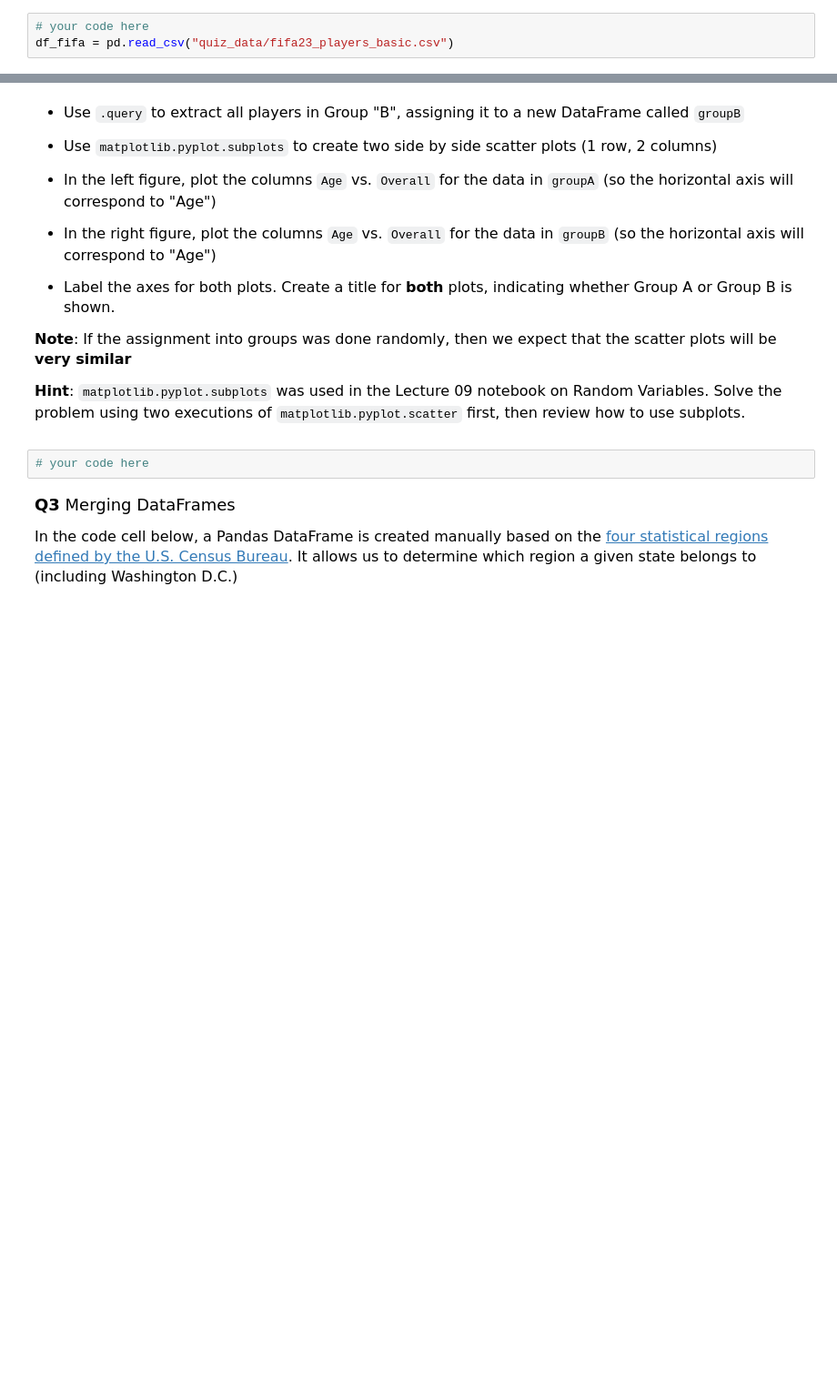
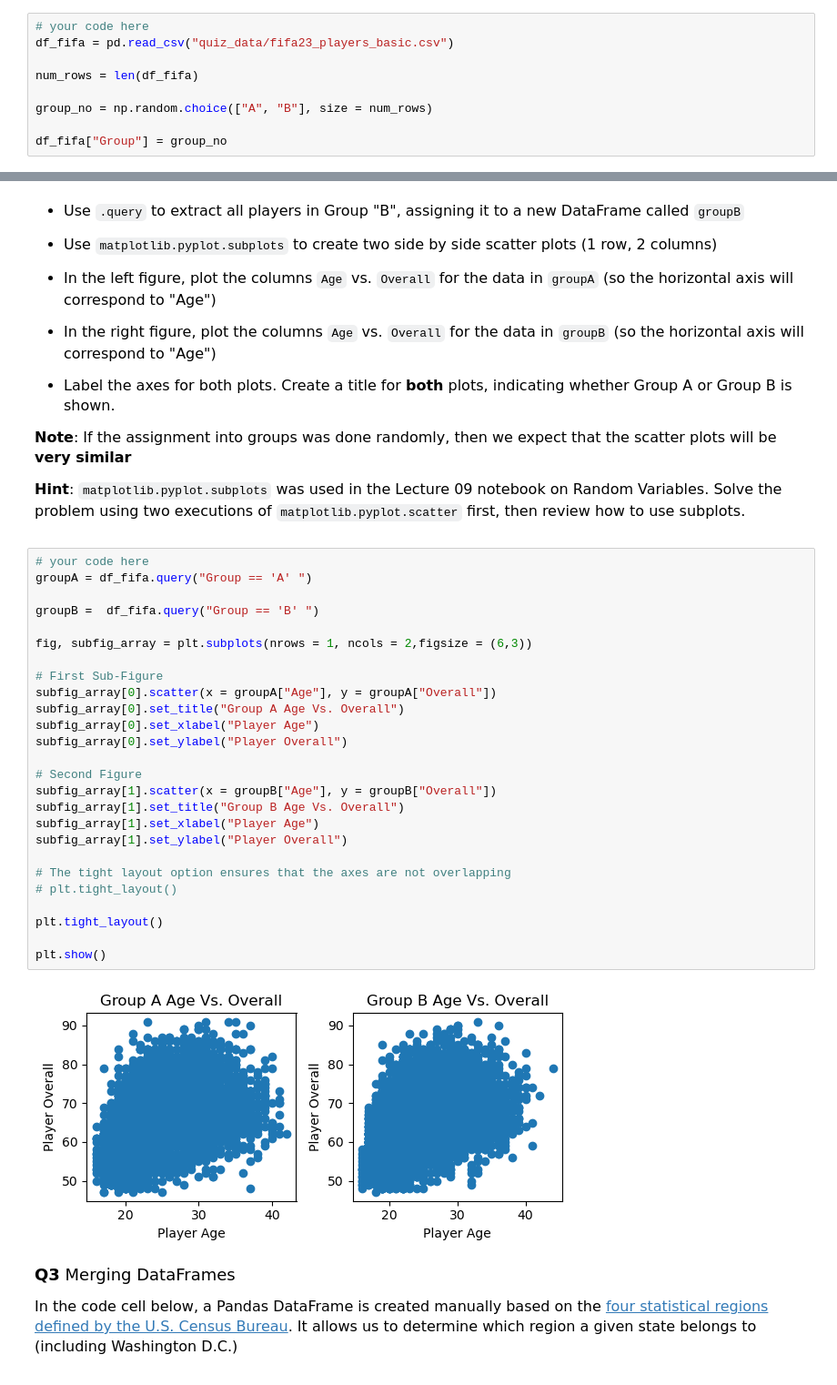
Before and after one commit to aagamapprakash/datasci151spring2026, a Jupyter notebook: _quizzes/practice_quiz_4/practice_quiz_4.ipynb, the cells around one changed output, grey strips where cells are left out. Shown at 91% size. Saved outputs shown, nothing was run; the diff lists cells and outputs as text; blank space fills up the shorter version.

```diff
--- a/_quizzes/practice_quiz_4/practice_quiz_4.ipynb
+++ b/_quizzes/practice_quiz_4/practice_quiz_4.ipynb
@@ -49,6 +49,12 @@ import pandas as pd
 # %%
 # your code here
 df_fifa = pd.read_csv("quiz_data/fifa23_players_basic.csv")
+
+num_rows = len(df_fifa)
+
+group_no = np.random.choice(["A", "B"], size = num_rows)
+
+df_fifa["Group"] = group_no
 # %% [markdown]
 <font size = "4">
 
@@ -73,6 +79,32 @@ df_fifa = pd.read_csv("quiz_data/fifa23_players_basic.csv")
 **Hint**: ``matplotlib.pyplot.subplots`` was used in the Lecture 09 notebook on Random Variables. Solve the problem using two executions of `matplotlib.pyplot.scatter` first, then review how to use subplots.
 # %%
 # your code here
+groupA = df_fifa.query("Group == 'A' ")
+
+groupB =  df_fifa.query("Group == 'B' ")
+
+fig, subfig_array = plt.subplots(nrows = 1, ncols = 2,figsize = (6,3))
+
+# First Sub-Figure
+subfig_array[0].scatter(x = groupA["Age"], y = groupA["Overall"])
+subfig_array[0].set_title("Group A Age Vs. Overall")
+subfig_array[0].set_xlabel("Player Age")
+subfig_array[0].set_ylabel("Player Overall")
+
+# Second Figure
+subfig_array[1].scatter(x = groupB["Age"], y = groupB["Overall"])
+subfig_array[1].set_title("Group B Age Vs. Overall")
+subfig_array[1].set_xlabel("Player Age")
+subfig_array[1].set_ylabel("Player Overall")
+
+# The tight layout option ensures that the axes are not overlapping
+# plt.tight_layout()
+
+plt.tight_layout()
+
+plt.show()
+# %% [output]
+[figure, added]
 # %% [markdown]
 <font size = "4">
 
```
Also changed, not shown: parts of 5 cells of this notebook, 2 other files.
